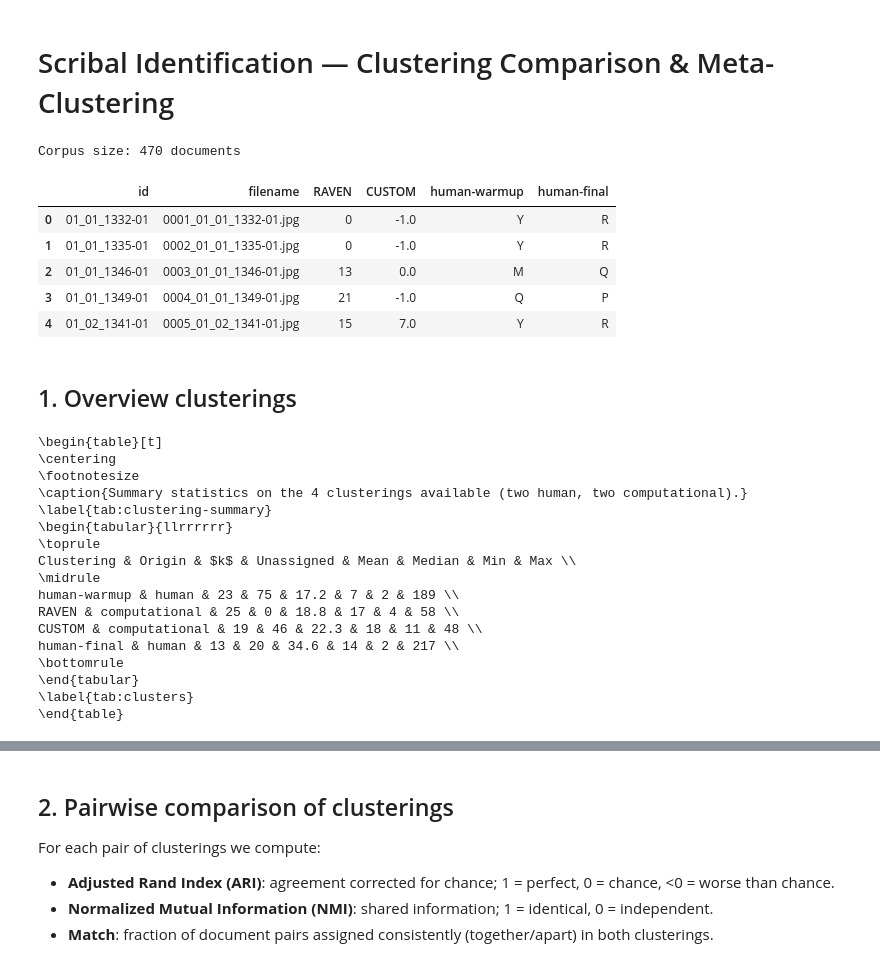
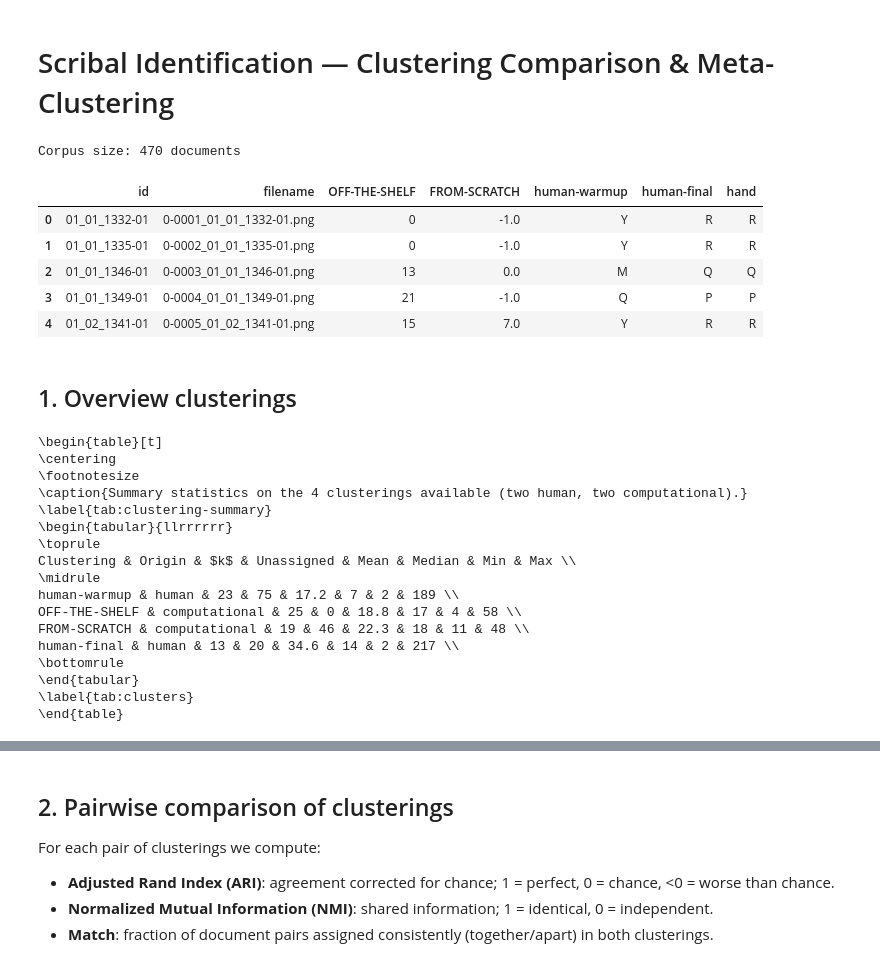
Before and after one commit to mikekestemont/little-hands, a Jupyter notebook: analysis/03-graphetic.ipynb, the cells around one changed output, grey strips where cells are left out. Saved outputs shown, nothing was run; the diff lists cells and outputs as text; code cells hidden in the pictures.

```diff
--- a/analysis/03-graphetic.ipynb
+++ b/analysis/03-graphetic.ipynb
@@ -22,23 +22,23 @@ plt.rcParams['font.sans-serif'] = ['Roboto Condensed']
 # %%
 df = pd.read_excel('../data/misc-assets/clusterings.xlsx')
 print(f"Corpus size: {len(df)} documents")
-df.rename(columns={'HDBSCAN': 'CUSTOM'}, inplace=True)
-df.rename(columns={'cluster_id_L1': 'RAVEN'}, inplace=True)
+df.rename(columns={'HDBSCAN': 'FROM-SCRATCH'}, inplace=True)
+df.rename(columns={'cluster_id_L1': 'OFF-THE-SHELF'}, inplace=True)
 df.rename(columns={'group-adjusted': 'human-final'}, inplace=True)
 df.rename(columns={'group-warmup': 'human-warmup'}, inplace=True)
 df.head()
 # %% [output]
 Corpus size: 470 documents
-|  | id | filename | RAVEN | CUSTOM | human-warmup | human-final |
-| 0 | 01_01_1332-01 | 0001_01_01_1332-01.jpg | 0 | -1.0 | Y | R |
-| 1 | 01_01_1335-01 | 0002_01_01_1335-01.jpg | 0 | -1.0 | Y | R |
-| 2 | 01_01_1346-01 | 0003_01_01_1346-01.jpg | 13 | 0.0 | M | Q |
-| 3 | 01_01_1349-01 | 0004_01_01_1349-01.jpg | 21 | -1.0 | Q | P |
-| 4 | 01_02_1341-01 | 0005_01_02_1341-01.jpg | 15 | 7.0 | Y | R |
+|  | id | filename | OFF-THE-SHELF | FROM-SCRATCH | human-warmup | human-final | hand |
+| 0 | 01_01_1332-01 | 0-0001_01_01_1332-01.png | 0 | -1.0 | Y | R | R |
+| 1 | 01_01_1335-01 | 0-0002_01_01_1335-01.png | 0 | -1.0 | Y | R | R |
+| 2 | 01_01_1346-01 | 0-0003_01_01_1346-01.png | 13 | 0.0 | M | Q | Q |
+| 3 | 01_01_1349-01 | 0-0004_01_01_1349-01.png | 21 | -1.0 | Q | P | P |
+| 4 | 01_02_1341-01 | 0-0005_01_02_1341-01.png | 15 | 7.0 | Y | R | R |
 # %% [markdown]
 ## 1. Overview clusterings
 # %%
-clustering_cols = ['human-warmup', 'RAVEN', 'CUSTOM', 'human-final']
+clustering_cols = ['human-warmup', 'OFF-THE-SHELF', 'FROM-SCRATCH', 'human-final']
 
 summary_rows = []
 for col in clustering_cols:
@@ -112,8 +112,8 @@ print(latex_table)
 Clustering & Origin & $k$ & Unassigned & Mean & Median & Min & Max \\
 \midrule
 human-warmup & human & 23 & 75 & 17.2 & 7 & 2 & 189 \\
-RAVEN & computational & 25 & 0 & 18.8 & 17 & 4 & 58 \\
-CUSTOM & computational & 19 & 46 & 22.3 & 18 & 11 & 48 \\
+OFF-THE-SHELF & computational & 25 & 0 & 18.8 & 17 & 4 & 58 \\
+FROM-SCRATCH & computational & 19 & 46 & 22.3 & 18 & 11 & 48 \\
 human-final & human & 13 & 20 & 34.6 & 14 & 2 & 217 \\
 \bottomrule
 \end{tabular}
```
Also changed, not shown: parts of 10 cells of this notebook.
